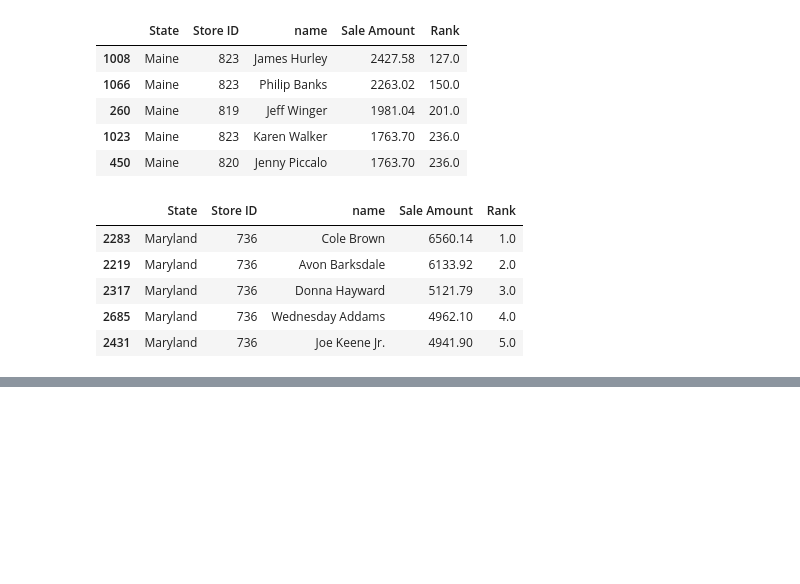
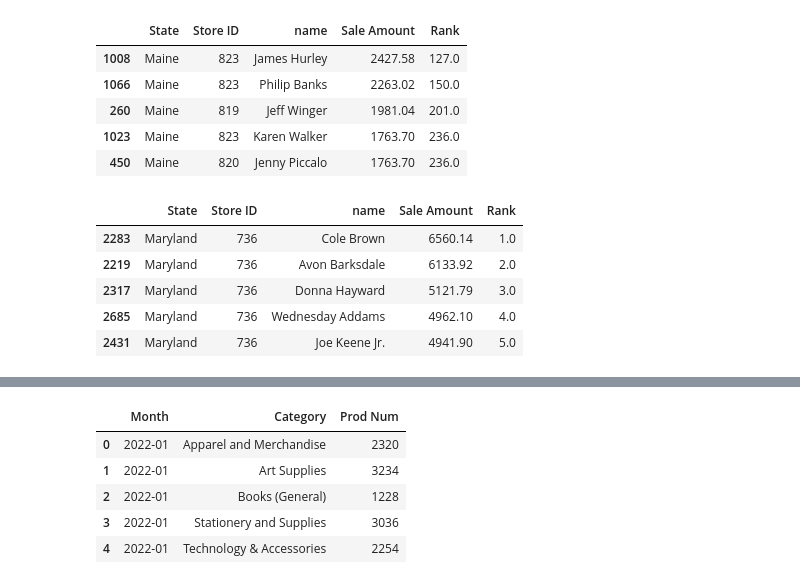
Before and after one commit to Tita9630/Capstone_2, a Jupyter notebook: Zergaw_sales_analysis.ipynb, the cells around one changed output, grey strips where cells are left out. Saved outputs shown, nothing was run; the diff lists cells and outputs as text; code cells hidden in the pictures; blank space fills up the shorter version.

```diff
--- a/Zergaw_sales_analysis.ipynb
+++ b/Zergaw_sales_analysis.ipynb
@@ -230,0 +245,2 @@ top_customers[top_customers['State'] == 'Maryland'].head() # Top 5 spending cust
+# %%
+transactions = territories.groupby(['Month', 'Category'])['Prod Num'].count().reset_index()
@@ -230,0 +250,9 @@ top_customers[top_customers['State'] == 'Maryland'].head() # Top 5 spending cust
+# %%
+transactions.head()
+# %% [output]
+|  | Month | Category | Prod Num |
+| 0 | 2022-01 | Apparel and Merchandise | 2320 |
+| 1 | 2022-01 | Art Supplies | 3234 |
+| 2 | 2022-01 | Books (General) | 1228 |
+| 3 | 2022-01 | Stationery and Supplies | 3036 |
+| 4 | 2022-01 | Technology & Accessories | 2254 |
```
Also changed, not shown: parts of 17 cells of this notebook.
